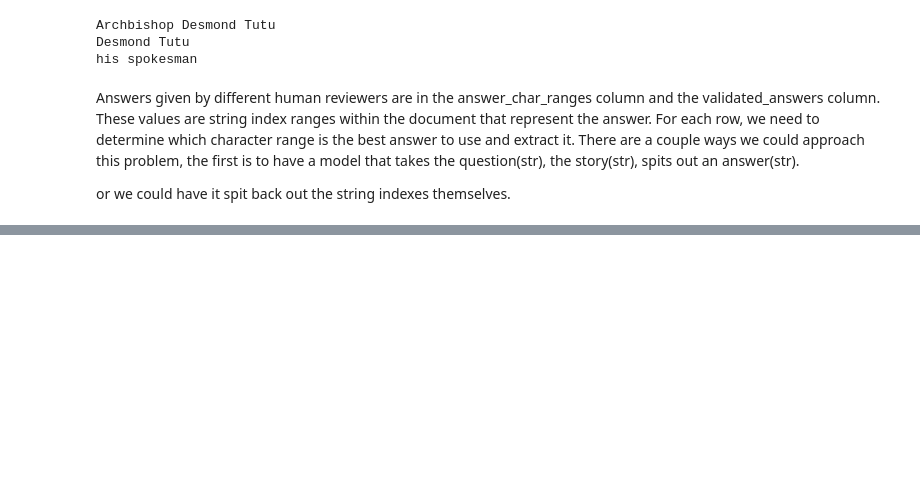
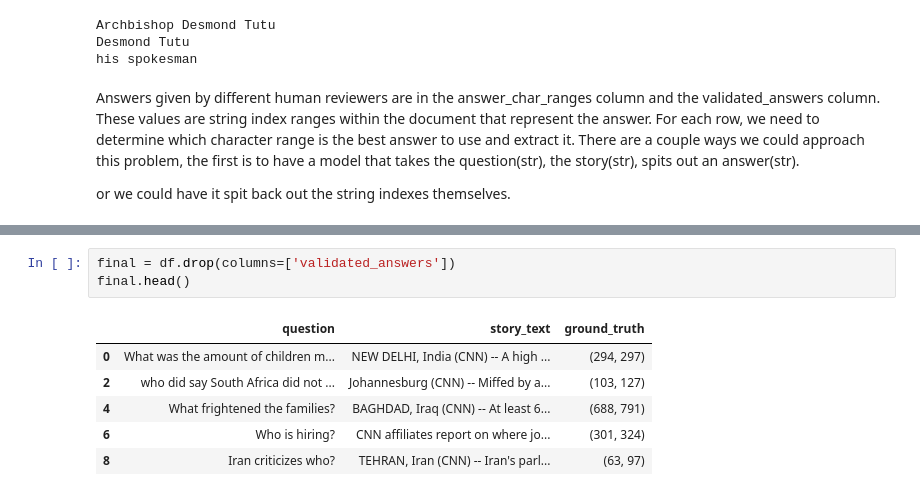
Before and after one commit to conswanson/NewsQA_DL, a Jupyter notebook: DataEngineering.ipynb, the cells around one changed output, grey strips where cells are left out. Drawn from its saved outputs; the diff is of its cells as text; blank space fills up the shorter version.

```diff
--- a/DataEngineering.ipynb
+++ b/DataEngineering.ipynb
@@ -87,0 +111,10 @@ What was the amount of children murdered?
+# %%
+final = df.drop(columns=['validated_answers'])
+final.head()
+# %% [output]
+|  | question | story_text | ground_truth |
+| 0 | What was the amount of children m... | NEW DELHI, India (CNN) -- A high ... | (294, 297) |
+| 2 | who did say South Africa did not ... | Johannesburg (CNN) -- Miffed by a... | (103, 127) |
+| 4 | What frightened the families? | BAGHDAD, Iraq (CNN) -- At least 6... | (688, 791) |
+| 6 | Who is hiring? | CNN affiliates report on where jo... | (301, 324) |
+| 8 | Iran criticizes who? | TEHRAN, Iran (CNN) -- Iran's parl... | (63, 97) |
```
Also changed, not shown: parts of 19 cells of this notebook, 1 other file.
